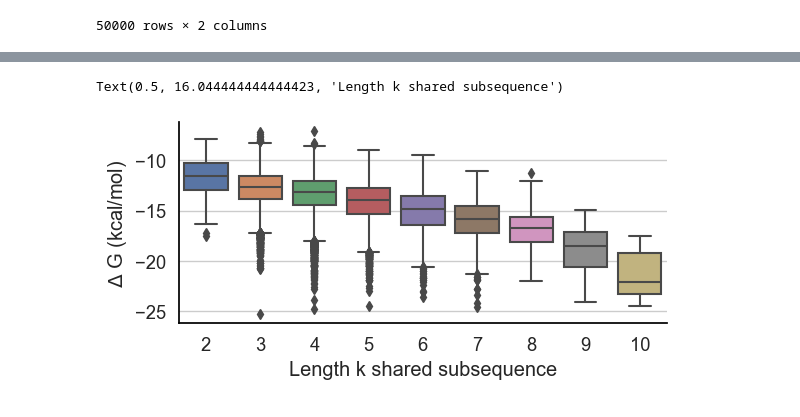
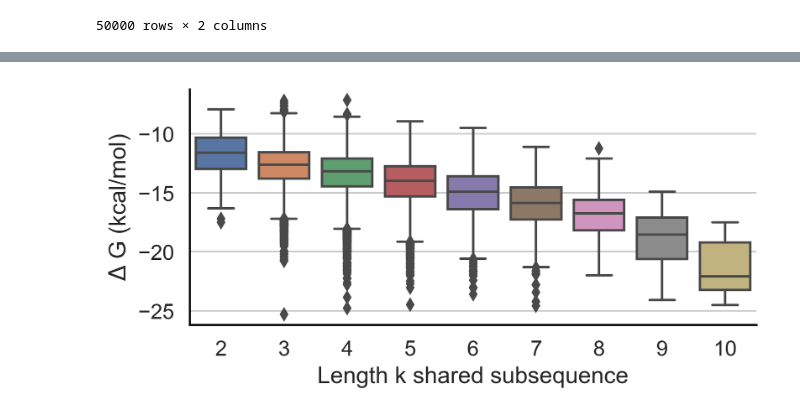
Before and after one commit to ggdna/seqwalk_paper_reproducibility, a Jupyter notebook: ssm_vs_deltaG.ipynb, the cells around one changed output, grey strips where cells are left out. Saved outputs shown, nothing was run; the diff lists cells and outputs as text; code cells hidden in the pictures.

```diff
--- a/ssm_vs_deltaG.ipynb
+++ b/ssm_vs_deltaG.ipynb
@@ -67,15 +67,16 @@ bokeh.io.show(p, )
 [interactive output not drawn]
 [interactive output not drawn]
 # %%
+rcParams['figure.dpi'] = 300
 sns.set(font_scale=1.2, style='whitegrid')
 rcParams['axes.edgecolor'] = 'black'
 
 sns.catplot(
     data=df, y="delta G", x="s",
     kind="box", height=3, aspect=2
 )
 plt.ylabel('$\Delta$ G (kcal/mol)')
 plt.xlabel('Length k shared subsequence')
+plt.savefig("EF5_sn9.pdf", bbox_inches = 'tight')
 # %% [output]
-Text(0.5, 16.044444444444423, 'Length k shared subsequence')
-[figure, old version]
+[figure, new version]
```
Also changed, not shown: 3 other files.
